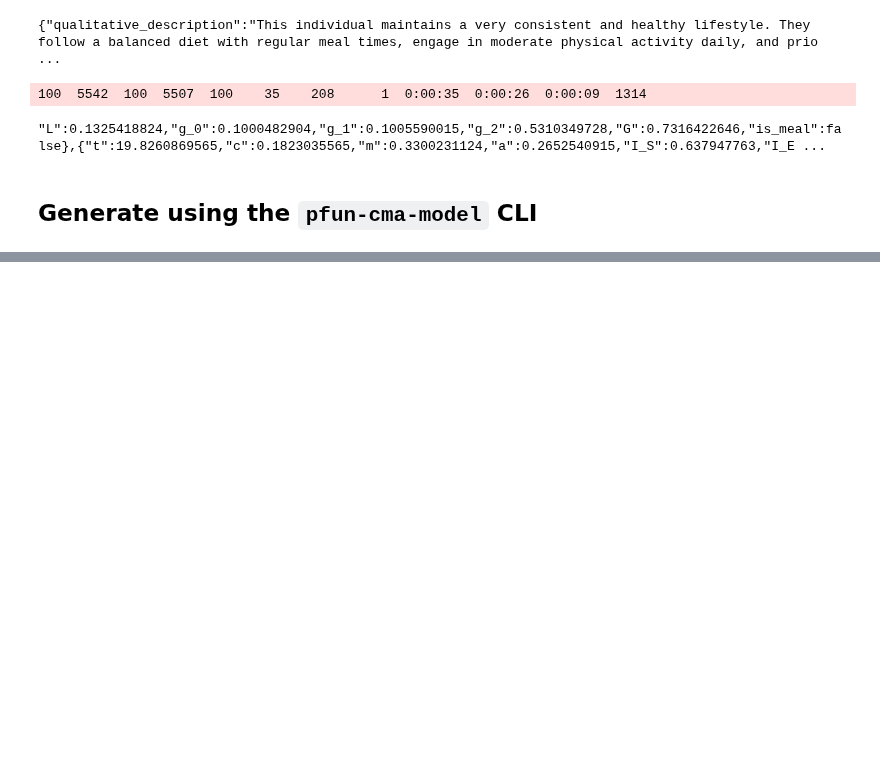
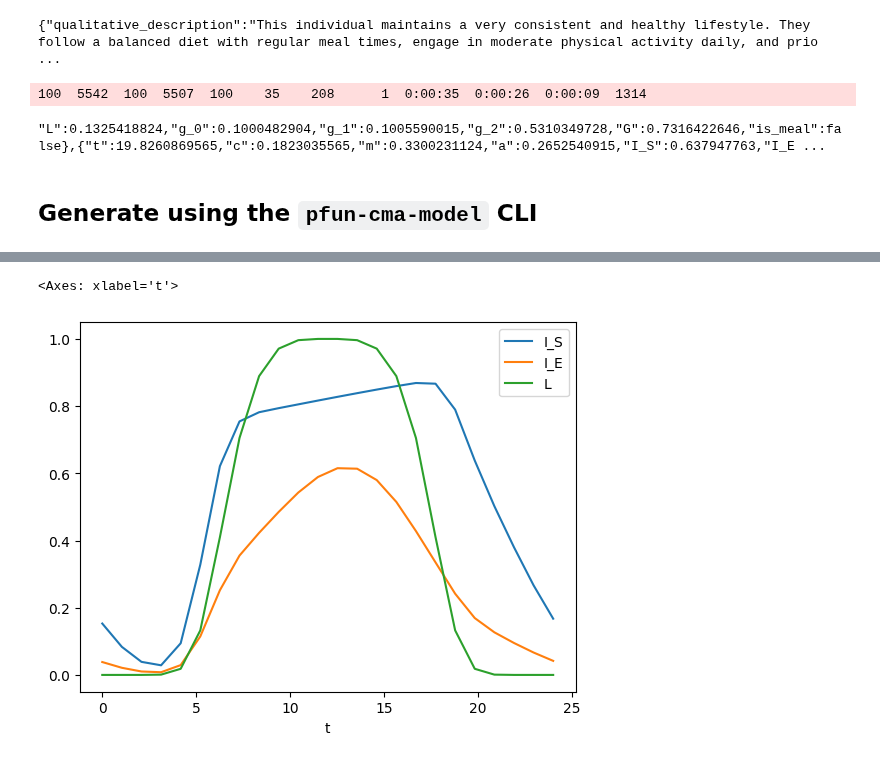
Before and after one commit to pfun-health/pfun-cma-model, a Jupyter notebook: examples/notebooks/visualize-generated-scenarios.ipynb, the cells around one changed output, grey strips where cells are left out. Saved outputs shown, nothing was run; the diff lists cells and outputs as text; code cells hidden in the pictures; blank space fills up the shorter version.

```diff
--- a/examples/notebooks/visualize-generated-scenarios.ipynb
+++ b/examples/notebooks/visualize-generated-scenarios.ipynb
@@ -27,0 +91,5 @@
+# %%
+df.plot(x="t", y=["I_S", "I_E", "L", ])
+# %% [output]
+<Axes: xlabel='t'>
+[figure, added]
```
Also changed, not shown: parts of 9 cells of this notebook.
